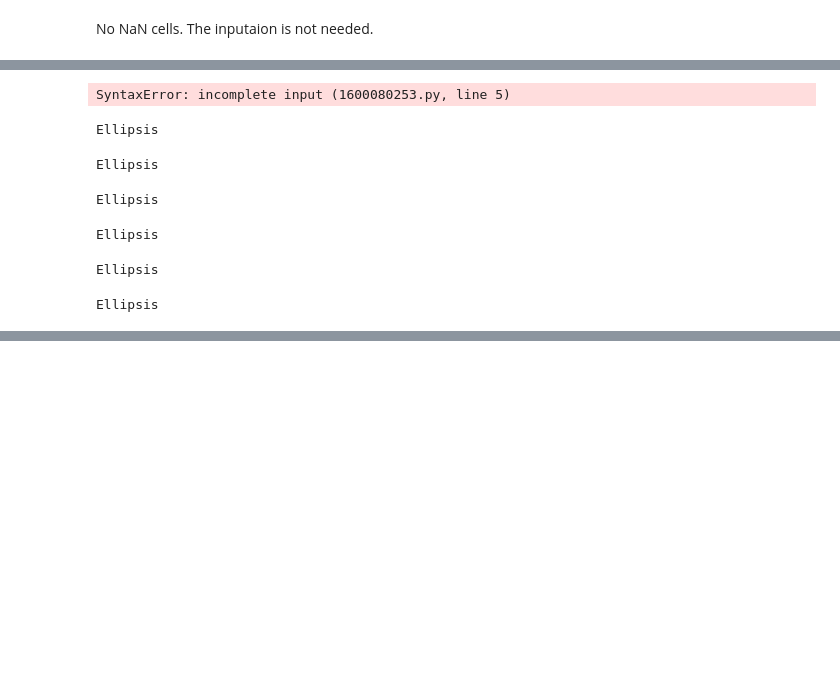
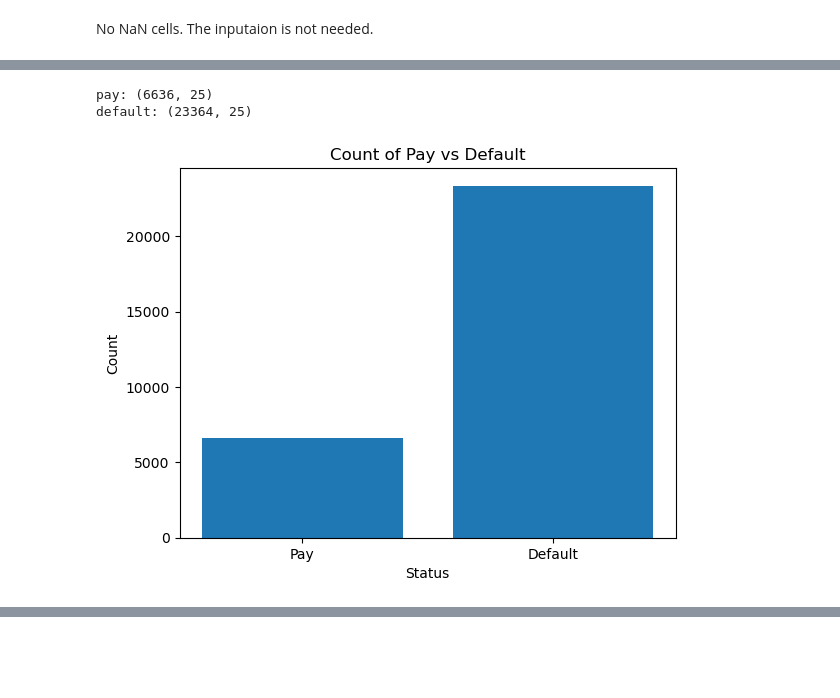
Before and after one commit to OminiCarlos/hw5, a Jupyter notebook: hw5.ipynb, the cells around one changed output, grey strips where cells are left out. Saved outputs shown, nothing was run; the diff lists cells and outputs as text; code cells hidden in the pictures; blank space fills up the shorter version.

```diff
--- a/hw5.ipynb
+++ b/hw5.ipynb
@@ -277,32 +268,19 @@ Most of the population has a education level equal above undergraduate. There ma
 # %%
-pay = X[X['default.payment.next.month'] == 1]
-default = y == 0
+pay = credit_df[credit_df['default.payment.next.month'] == 1]
+default = credit_df[credit_df['default.payment.next.month'] == 0]
 
 print("pay: " + str(pay.shape))
-print("default: " + str(default.shape)
+print("default: " + str(default.shape))
+
+counts = [pay.shape[0], default.shape[0]]
+labels = ['Pay', 'Default']
+
+plt.bar(labels, counts)
+plt.xlabel('Status')
+plt.ylabel('Count')
+plt.title('Count of Pay vs Default')
+plt.show()
 # %% [output]
-SyntaxError: incomplete input (1600080253.py, line 5)
+pay: (6636, 25)
+default: (23364, 25)
+[figure, added]
-# %%
-...
-# %% [output]
-Ellipsis
-# %%
-...
-# %% [output]
-Ellipsis
-# %%
-...
-# %% [output]
-Ellipsis
-# %%
-...
-# %% [output]
-Ellipsis
-# %%
-...
-# %% [output]
-Ellipsis
-# %%
-...
-# %% [output]
-Ellipsis
```
Also changed, not shown: parts of 31 cells of this notebook, 1 other file.
